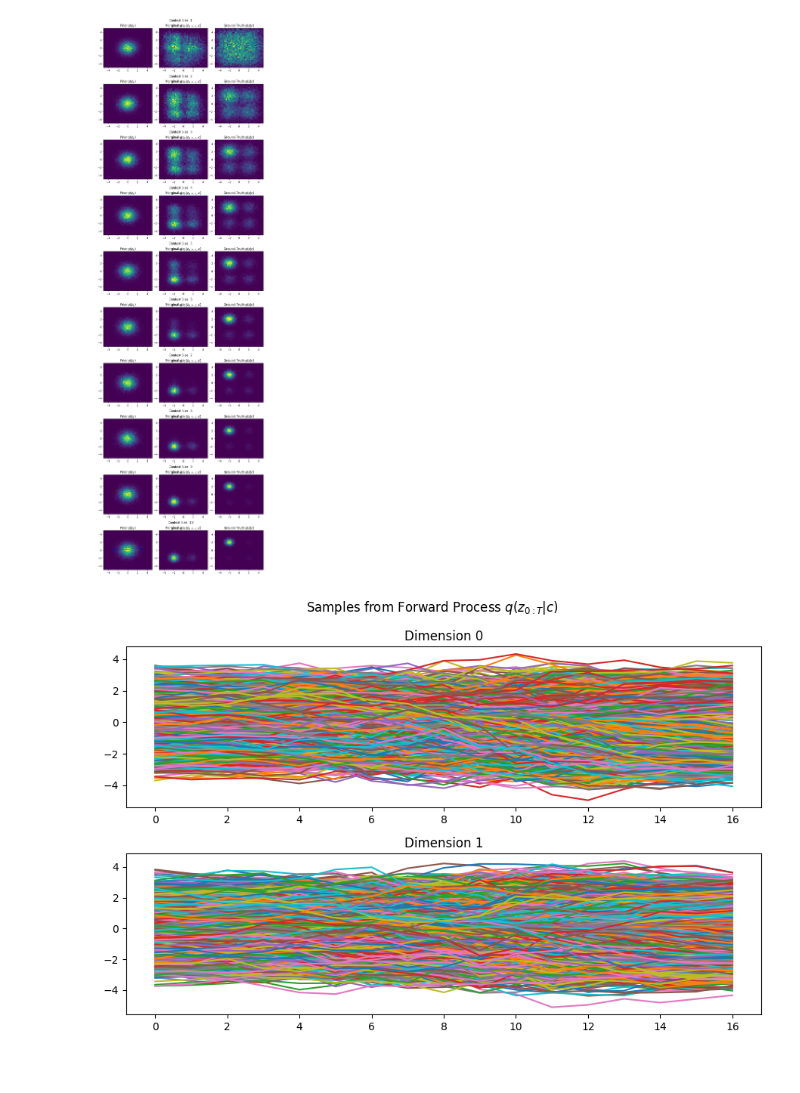
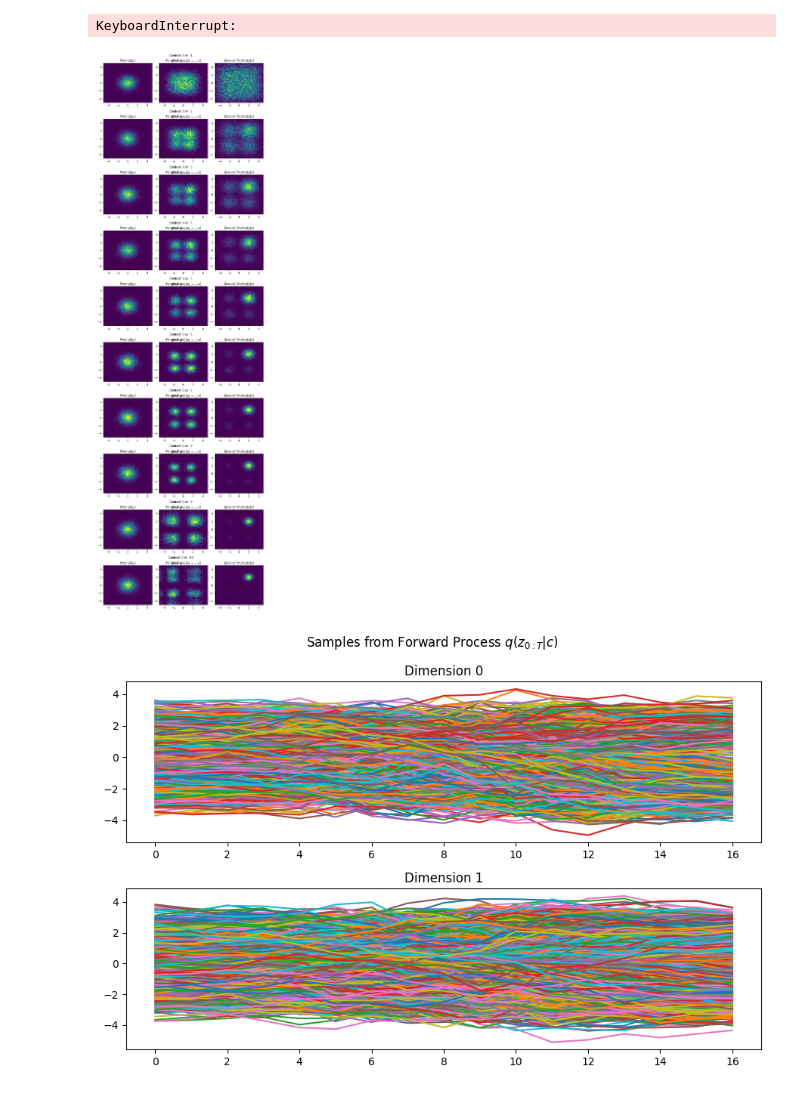
Before and after one commit to ChickNCurry/dvi-for-bml, a Jupyter notebook: contextual-dvi/exp_2d.ipynb, the cells around one changed output. Drawn from its saved outputs; the diff is of its cells as text; code cells hidden in the pictures.

```diff
--- a/contextual-dvi/exp_2d.ipynb
+++ b/contextual-dvi/exp_2d.ipynb
@@ -25,7 +26,7 @@ class Config():
     h_dim = 32
     num_layers = 3
     non_linearity = "SiLU"
-    learning_rate = 3e-2
+    learning_rate = 3e-6
     size = 8192
     batch_size = 8192
 
@@ -42,7 +43,7 @@ set_encoder = SetEncoder(
     is_attentive=False,
     aggregation="mean",
     max_context_size=dataset.max_context_size
-)
+).to(device)
 
 control_function = ControlFunction(
     h_dim=config.h_dim,
@@ -50,10 +51,9 @@ control_function = ControlFunction(
     num_layers=config.num_layers,
     non_linearity=config.non_linearity,
     num_steps=config.num_steps,
-    set_encoder=set_encoder
-)
+).to(device)
 
-dvi_process = DIS(
+dvi_process = CMCD(
     device=device,
     z_dim=config.z_dim,
     num_steps=config.num_steps,
@@ -73,14 +73,20 @@ scheduler = LambdaLR(optimizer, lr_lambda=lambda epoch: 0.3 ) #1 if epoch < 1000
 # %%
+dvi_process.train()
+set_encoder.train()
+
 losses = train(
     dvi_process=dvi_process,
+    encoder=set_encoder,
     device=device,
     num_epochs=num_epochs,
     dataloader=dataloader,
     target_constructor=target_constructor,
     optimizer=optimizer,
-    scheduler=scheduler,
+    scheduler=None, # scheduler,
     wandb_logging=wandb_logging
 )
+# %% [output]
+KeyboardInterrupt:
 # %%
 num_samples = 10000
 bins = 40
@@ -88,44 +94,46 @@ plot_range = [(-5, 5), (-5, 5)]
 nrows = dataset.max_context_size
 
 context = dataset.sampling_factor * torch.rand((num_samples, nrows, config.c_dim), device=device)
-context[:, :, 0] = context[:, :, 0] * -1
+context[:, :, 0] = context[:, :, 0] * 1
 context[:, :, 1] = context[:, :, 1] * 1
 
 fig = plt.figure(figsize=(9, 3 * nrows), constrained_layout=True)
 subfigs = fig.subfigures(nrows=nrows, ncols=1)
 
 for row, subfig in enumerate(subfigs):
 
     subfig.suptitle(f"Context Size: {row + 1}")
     ax = subfig.subplots(nrows=1, ncols=3, width_ratios=[1, 1, 1])
 
     context_size = row + 1
     sub_context = context[:, :context_size, :]
 
     p_z_T = target_constructor(sub_context)
     z_target_samples = p_z_T.sample()
 
     dvi_process.eval()
-    with torch.no_grad():
-        _, z_samples = dvi_process.run_chain(p_z_T, sub_context.to(device))
+    set_encoder.eval()
+    # with torch.no_grad():
 
-        z_0_samples = z_samples[0]
-        z_T_samples = z_samples[-1]
+    _, z_samples = dvi_process.run_chain(p_z_T, set_encoder(sub_context.to(device)))
 
-        z_trajectories = [[z[i, :].cpu().numpy() for z in z_samples] for i in range(num_samples)]
+    z_0_samples = z_samples[0].detach().cpu().numpy()
+    z_T_samples = z_samples[-1].detach().cpu().numpy()
+
+    z_trajectories = [[z[i, :].detach().cpu().numpy() for z in z_samples] for i in range(num_samples)]
 
     ax[0].hist2d(z_0_samples[:, 0], z_0_samples[:, 1], bins=bins, range=plot_range)
     ax[0].set_title("Prior $q(z_0)$")
 
     ax[1].hist2d(z_T_samples[:, 0], z_T_samples[:, 1], bins=bins, range=plot_range)
     ax[1].set_title("Marginal $q(z_T|z_{0:T-1},c)$")
 
     ax[2].hist2d(z_target_samples[:, 0], z_target_samples[:, 1], bins=bins, range=plot_range)
     ax[2].set_title("Ground-Truth $p(z|c)$")
 
 plt.show()
 # %% [output]
-[figure, old version]
+[figure, new version]
 # %%
 fig, ax = plt.subplots(2, 1, figsize=(9, 6))
 
```
Also changed, not shown: parts of 2 cells of this notebook, 9 other files.
